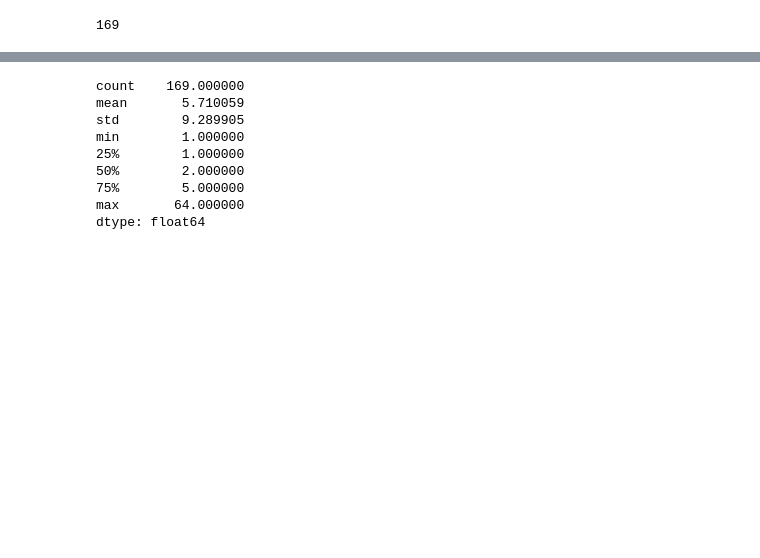
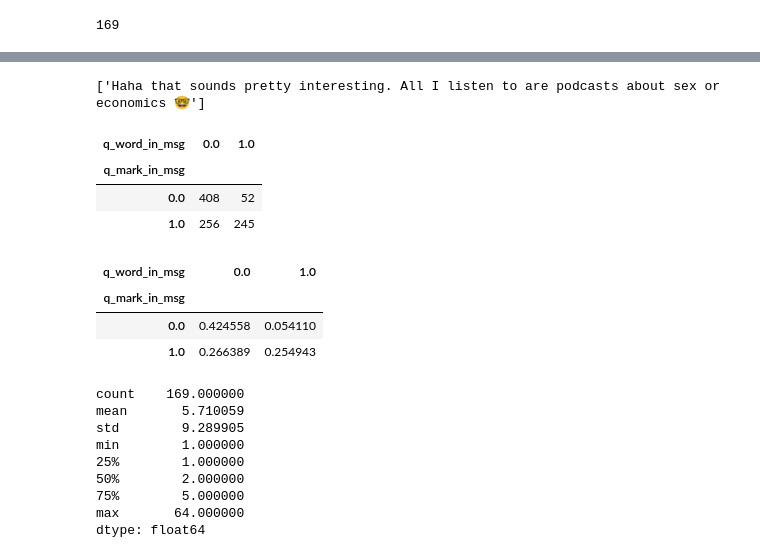
Before and after one commit to malctaylor15/Tinder_analysis, a Jupyter notebook: EDA v1.ipynb, the cells around one changed output, grey strips where cells are left out. Drawn from its saved outputs; the diff is of its cells as text; code cells hidden in the pictures; blank space fills up the shorter version.

```diff
--- a/EDA v1.ipynb
+++ b/EDA v1.ipynb
@@ -165,3 +201,27 @@ len(list_of_dfs)
+# %%
+print(all_msg_df[all_msg_df['explicit_word_in_msg'] == 1]['message'].values)
+# %% [output]
+['Haha that sounds pretty interesting. All I listen to are podcasts about sex or economics 🤓']
+# %%
+pd.crosstab(all_msg_df['question_mark_in_msg'].values, all_msg_df['question_word_in_msg'].values
+           , rownames=["q_mark_in_msg"]
+           , colnames=["q_word_in_msg"]
+           )
+# %% [output]
+| q_word_in_msg | 0.0 | 1.0 |
+| q_mark_in_msg |  |  |
+| 0.0 | 408 | 52 |
+| 1.0 | 256 | 245 |
+# %%
+pd.crosstab(all_msg_df['question_mark_in_msg'].values, all_msg_df['question_word_in_msg'].values
+           , rownames=["q_mark_in_msg"]
+           , colnames=["q_word_in_msg"]
+           , normalize = True)
+# %% [output]
+| q_word_in_msg | 0.0 | 1.0 |
+| q_mark_in_msg |  |  |
+| 0.0 | 0.424558 | 0.054110 |
+| 1.0 | 0.266389 | 0.254943 |
 # %%
 n_rows = [df.shape[0] for df in list_of_dfs]
 # %%
```
Also changed, not shown: parts of 51 cells of this notebook, 2 other files.
